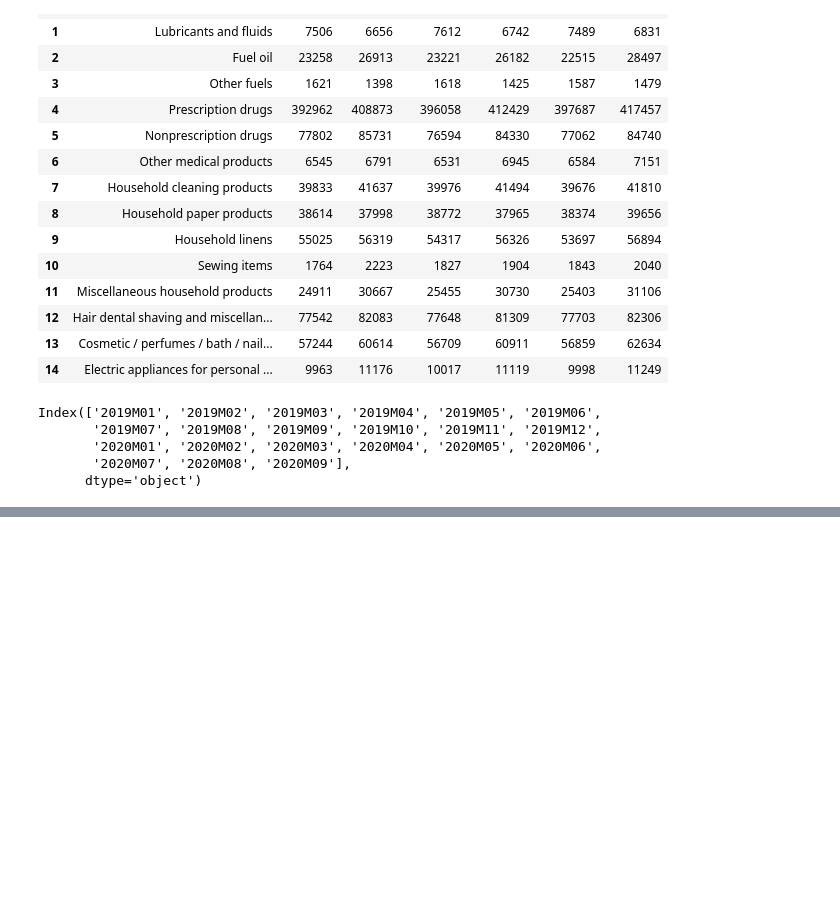
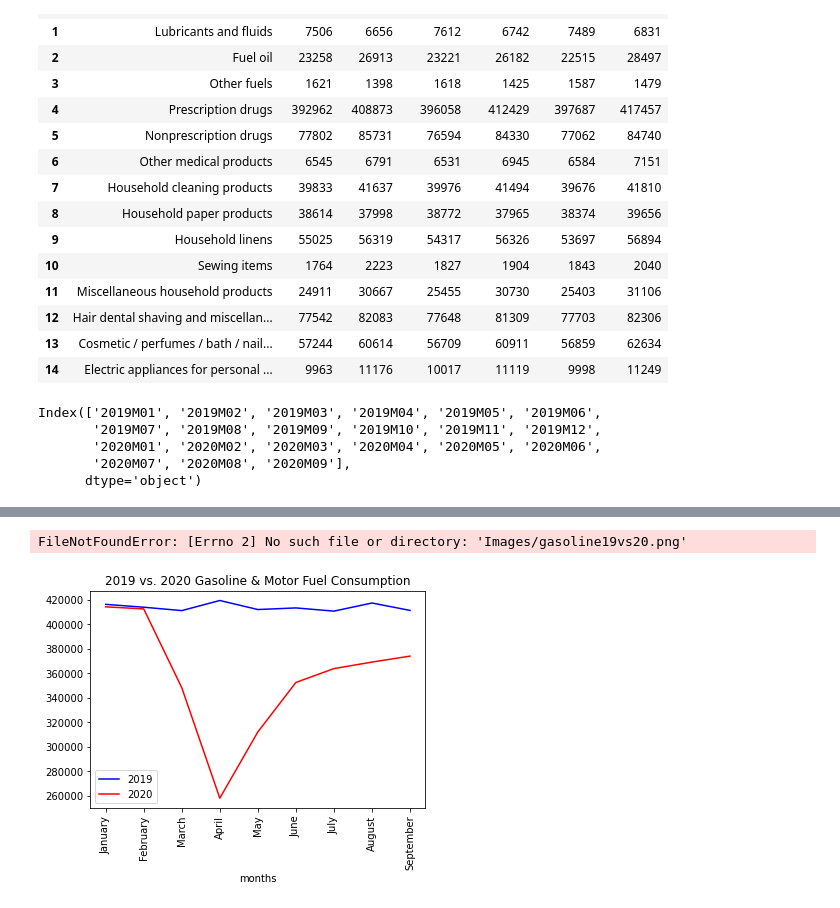
Before and after one commit to staceywai/bootcamp-project, a Jupyter notebook: 2019 vs. 2020 Necessities Comparison.ipynb, the cells around one changed output, grey strips where cells are left out. Saved outputs shown, nothing was run; the diff lists cells and outputs as text; code cells hidden in the pictures; blank space fills up the shorter version.

```diff
--- a/2019 vs. 2020 Necessities Comparison.ipynb
+++ b/2019 vs. 2020 Necessities Comparison.ipynb
@@ -271,0 +276,17 @@ plt.show()
+# %%
+# 2019 vs. 2020 Gasoline & Motor Fuel Consumption
+gasoline19 = plt.plot(months, graph19_df.loc['Gasoline and other motor fuel',['2019M01', '2019M02', '2019M03', '2019M04', '2019M05', '2019M06',
+       '2019M07', '2019M08', '2019M09']], color="blue", label="2019")
+
+gasoline20 = plt.plot(months, graph20_df.loc['Gasoline and other motor fuel',['2020M01', '2020M02', '2020M03', '2020M04', '2020M05', '2020M06',
+       '2020M07', '2020M08', '2020M09']], color="red", label="2020")
+
+plt.legend([2019, 2020], loc="best")
+plt.title("2019 vs. 2020 Gasoline & Motor Fuel Consumption")
+plt.xlabel("months")
+plt.xticks(rotation="vertical")
+plt.savefig('Images/gasoline19vs20.png')
+plt.show()
+# %% [output]
+FileNotFoundError: [Errno 2] No such file or directory: 'Images/gasoline19vs20.png'
+[figure, added]
```
Also changed, not shown: parts of 11 cells of this notebook.
